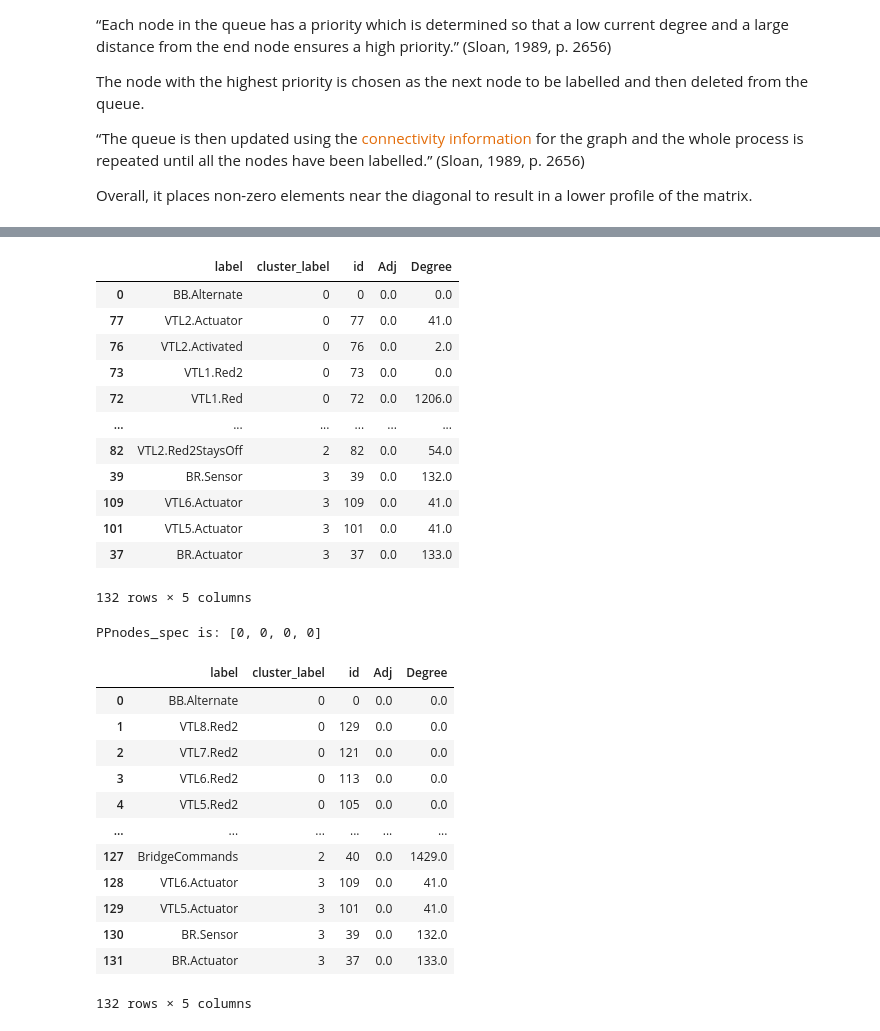
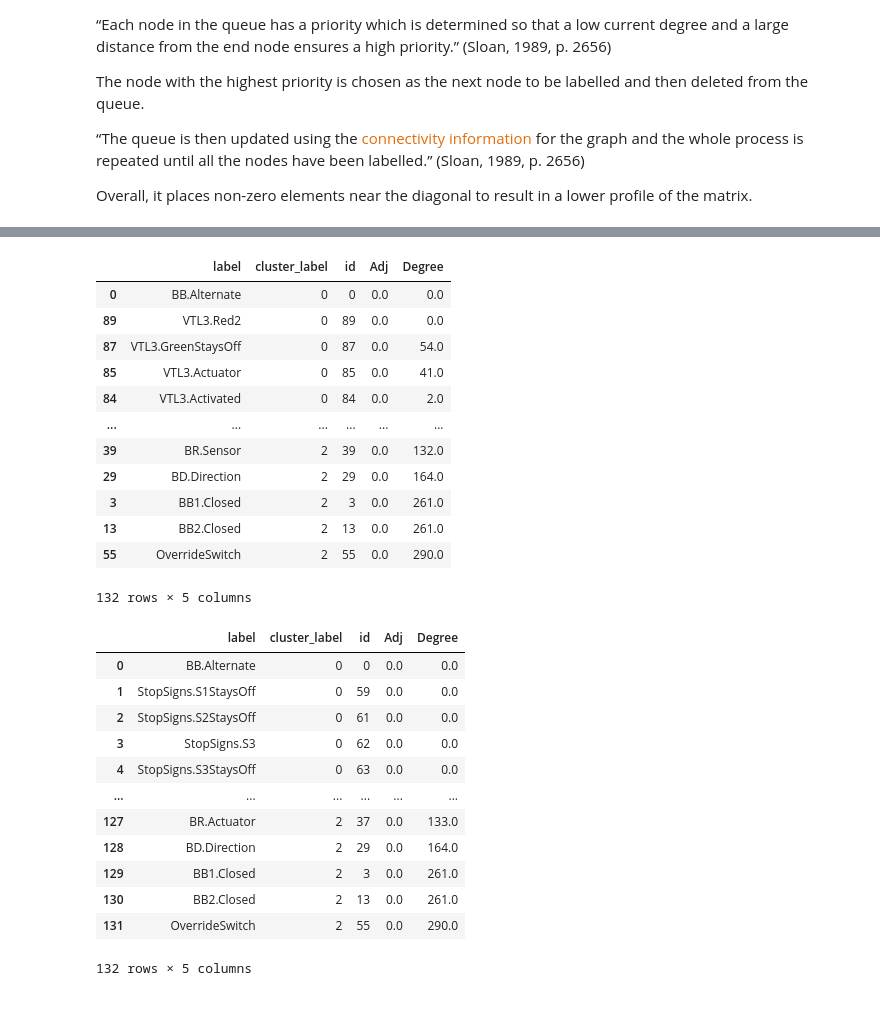
Before and after one commit to Lynch1206/Variable-Reorder4SupervisoryControl, a Jupyter notebook: Transitional_relationships.ipynb, the cells around one changed output, grey strips where cells are left out. Cells and saved outputs as stored; diff of their text form; code cells hidden in the pictures.

```diff
--- a/Transitional_relationships.ipynb
+++ b/Transitional_relationships.ipynb
@@ -177,28 +184,26 @@ Load case: Bridge
 # %%
-from sklearn.cluster import AffinityPropagation
 from sklearn.cluster import SpectralClustering
 adj_original = Hyper_matrix(file_dir_, nodes, edges, w=None).AdjacencyMatrix_A().astype(np.float64)
 degree = Hyper_matrix(file_dir_, nodes, edges, w=None).Deg_Vertex(diag=False)
-Lapalacian = Hyper_matrix(file_dir_, nodes, edges, w=None).LaplacianMatrix_L().astype(np.float64)
 name_label = 'cluster_label'
-Spectral_clusterer = SpectralClustering(assign_labels="discretize",random_state=0, eigen_solver='arpack', n_clusters=5)
-Spectral_result = Spectral_clusterer.fit(adj_original)
+Spectral_clusterer = SpectralClustering(assign_labels="discretize",random_state=0, eigen_solver='arpack', n_clusters=3)
+Spectral_result = Spectral_clusterer.fit(adj_original) # can also replace with another feature symmetrical matrix
 Spectral_Ap = ClusterToFile(nodes=nodes,edges=edges, clusters_label=Spectral_result.labels_, savefile=False, name = name_label, Adj= adj_original, D_V=degree)
-clusterer = AffinityPropagation(affinity='precomputed')
+
 Spectral_Ap
 # %% [output]
 |  | label | cluster_label | id | Adj | Degree |
 | 0 | BB.Alternate | 0 | 0 | 0.0 | 0.0 |
-| 77 | VTL2.Actuator | 0 | 77 | 0.0 | 41.0 |
-| 76 | VTL2.Activated | 0 | 76 | 0.0 | 2.0 |
-| 73 | VTL1.Red2 | 0 | 73 | 0.0 | 0.0 |
-| 72 | VTL1.Red | 0 | 72 | 0.0 | 1206.0 |
+| 89 | VTL3.Red2 | 0 | 89 | 0.0 | 0.0 |
+| 87 | VTL3.GreenStaysOff | 0 | 87 | 0.0 | 54.0 |
+| 85 | VTL3.Actuator | 0 | 85 | 0.0 | 41.0 |
+| 84 | VTL3.Activated | 0 | 84 | 0.0 | 2.0 |
 | ... | ... | ... | ... | ... | ... |
-| 82 | VTL2.Red2StaysOff | 2 | 82 | 0.0 | 54.0 |
-| 39 | BR.Sensor | 3 | 39 | 0.0 | 132.0 |
-| 109 | VTL6.Actuator | 3 | 109 | 0.0 | 41.0 |
-| 101 | VTL5.Actuator | 3 | 101 | 0.0 | 41.0 |
-| 37 | BR.Actuator | 3 | 37 | 0.0 | 133.0 |
+| 39 | BR.Sensor | 2 | 39 | 0.0 | 132.0 |
+| 29 | BD.Direction | 2 | 29 | 0.0 | 164.0 |
+| 3 | BB1.Closed | 2 | 3 | 0.0 | 261.0 |
+| 13 | BB2.Closed | 2 | 13 | 0.0 | 261.0 |
+| 55 | OverrideSwitch | 2 | 55 | 0.0 | 290.0 |
 132 rows × 5 columns
 # %%
 from Utility.Sort_clustering import *
@@ -208,24 +213,20 @@ for i in range(Spectral_Ap.cluster_label.max()+1):
         print(f"cluster {i} is empty")
         continue
     Target_Sp = Spectral_Ap[Spectral_Ap[name_label]== i]
-    # Target_clusters_table(Target_Sp, i)
     PPnodes_spec.append(Subgraph_PPnode(file_directory=file_dir_, cluster=Target_Sp, E= edges, Graph= Graph))
-
-print("PPnodes_spec is:", PPnodes_spec)
 SP = order4DS(data = Spectral_Ap, r=PPnodes_spec, name_C=name_label).DS_sorting4clusters(Spectral_Ap)
 SP
 # %% [output]
+|  | label | cluster_label | id | Adj | Degree |
+| 0 | BB.Alternate | 0 | 0 | 0.0 | 0.0 |
+| 1 | StopSigns.S1StaysOff | 0 | 59 | 0.0 | 0.0 |
+| 2 | StopSigns.S2StaysOff | 0 | 61 | 0.0 | 0.0 |
+| 3 | StopSigns.S3 | 0 | 62 | 0.0 | 0.0 |
+| 4 | StopSigns.S3StaysOff | 0 | 63 | 0.0 | 0.0 |
+| ... | ... | ... | ... | ... | ... |
+| 127 | BR.Actuator | 2 | 37 | 0.0 | 133.0 |
+| 128 | BD.Direction | 2 | 29 | 0.0 | 164.0 |
+| 129 | BB1.Closed | 2 | 3 | 0.0 | 261.0 |
+| 130 | BB2.Closed | 2 | 13 | 0.0 | 261.0 |
+| 131 | OverrideSwitch | 2 | 55 | 0.0 | 290.0 |
-PPnodes_spec is: [0, 0, 0, 0]
+132 rows × 5 columns
-|  | label | cluster_label | id | Adj | Degree |
-| 0 | BB.Alternate | 0 | 0 | 0.0 | 0.0 |
-| 1 | VTL8.Red2 | 0 | 129 | 0.0 | 0.0 |
-| 2 | VTL7.Red2 | 0 | 121 | 0.0 | 0.0 |
-| 3 | VTL6.Red2 | 0 | 113 | 0.0 | 0.0 |
-| 4 | VTL5.Red2 | 0 | 105 | 0.0 | 0.0 |
-| ... | ... | ... | ... | ... | ... |
-| 127 | BridgeCommands | 2 | 40 | 0.0 | 1429.0 |
-| 128 | VTL6.Actuator | 3 | 109 | 0.0 | 41.0 |
-| 129 | VTL5.Actuator | 3 | 101 | 0.0 | 41.0 |
-| 130 | BR.Sensor | 3 | 39 | 0.0 | 132.0 |
-| 131 | BR.Actuator | 3 | 37 | 0.0 | 133.0 |
-132 rows × 5 columns
```
Also changed, not shown: parts of 11 cells of this notebook, 1 other file.
